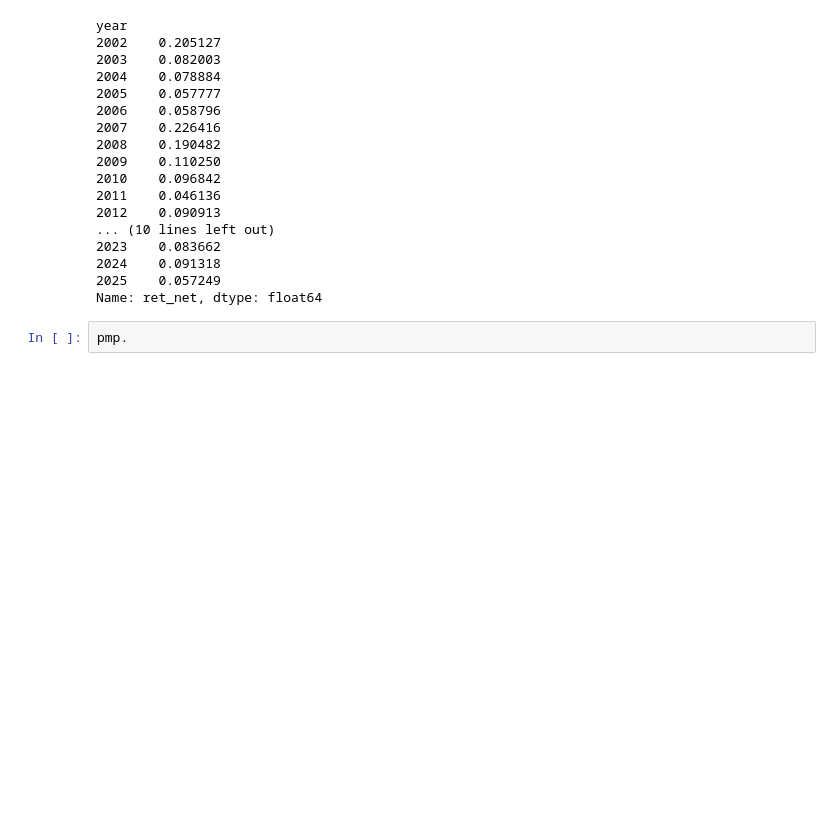
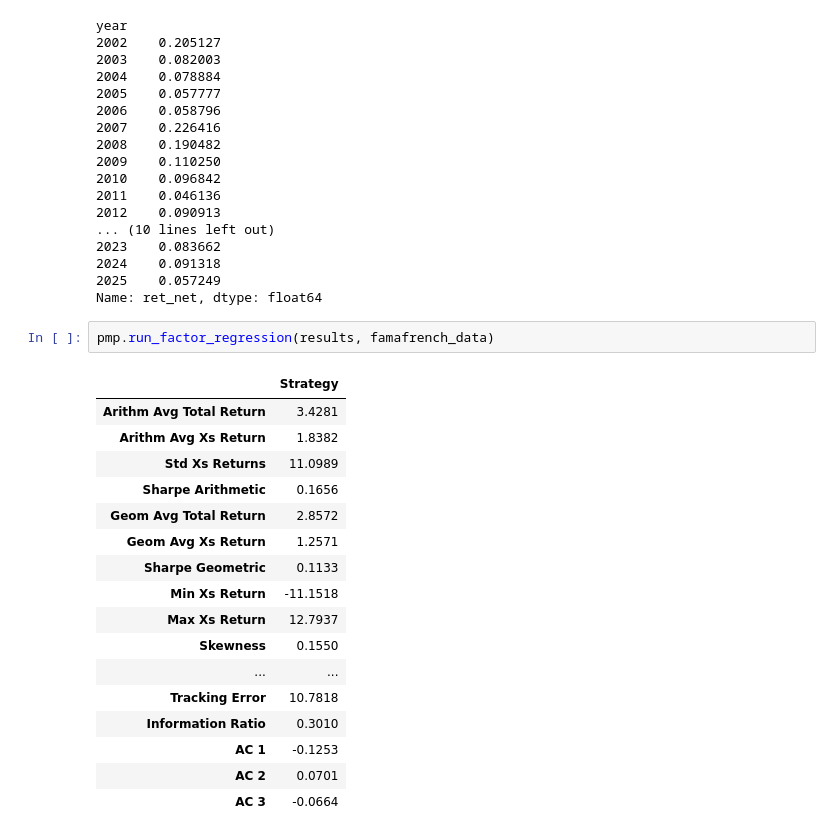
Before and after one commit to DanUZH/PMP_December_8, a Jupyter notebook: Code_Ryan/Risk Sentiment Portfolios/RS_Equities_v2.ipynb, the cells around one changed output. Saved outputs shown, nothing was run; the diff lists cells and outputs as text; blank space fills up the shorter version.

```diff
--- a/Code_Ryan/Risk Sentiment Portfolios/RS_Equities_v2.ipynb
+++ b/Code_Ryan/Risk Sentiment Portfolios/RS_Equities_v2.ipynb
@@ -280,4 +280,22 @@ year
 2025    0.057249
 Name: ret_net, dtype: float64
 # %%
-pmp.
+pmp.run_factor_regression(results, famafrench_data)
+# %% [output]
+|  | Strategy |
+| Arithm Avg Total Return | 3.4281 |
+| Arithm Avg Xs Return | 1.8382 |
+| Std Xs Returns | 11.0989 |
+| Sharpe Arithmetic | 0.1656 |
+| Geom Avg Total Return | 2.8572 |
+| Geom Avg Xs Return | 1.2571 |
+| Sharpe Geometric | 0.1133 |
+| Min Xs Return | -11.1518 |
+| Max Xs Return | 12.7937 |
+| Skewness | 0.1550 |
+| ... | ... |
+| Tracking Error | 10.7818 |
+| Information Ratio | 0.3010 |
+| AC 1 | -0.1253 |
+| AC 2 | 0.0701 |
+| AC 3 | -0.0664 |
```
